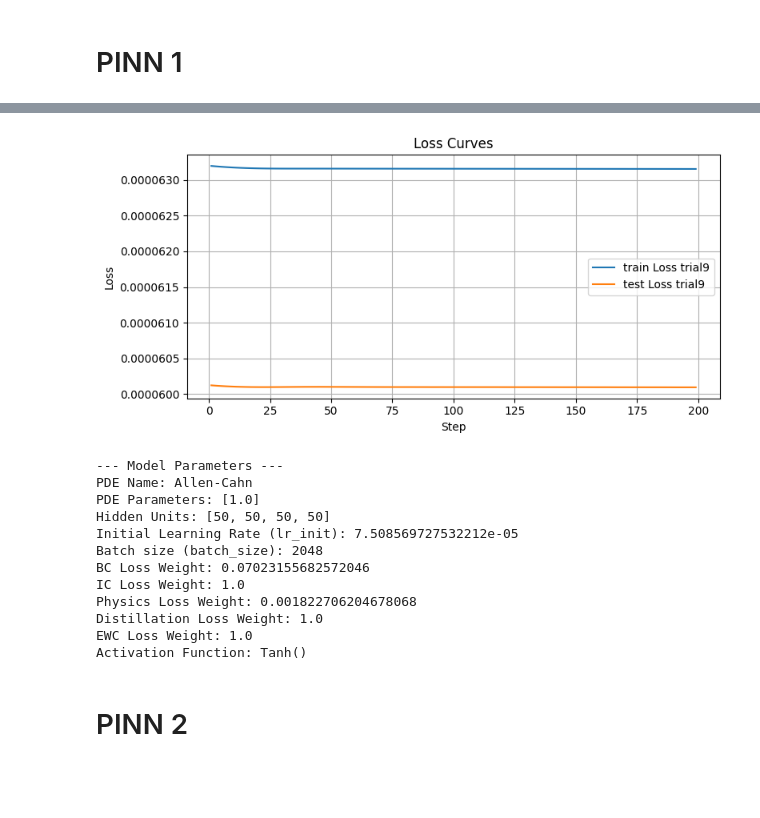
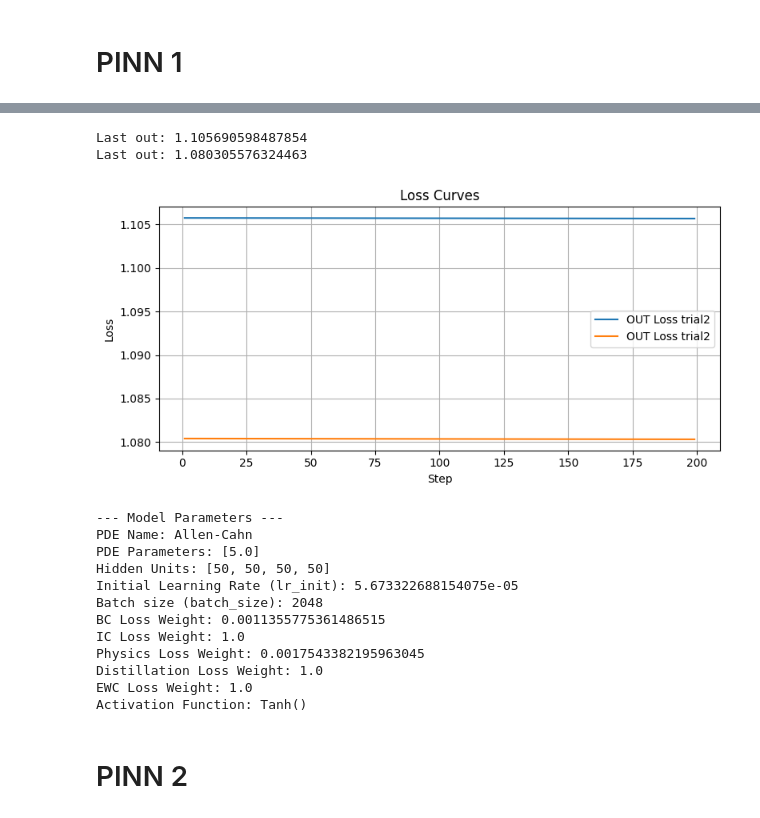
Before and after one commit to claudia181/PinnsStudy, a Jupyter notebook: finetune_ti.ipynb, the cells around one changed output, grey strips where cells are left out. Saved outputs shown, nothing was run; the diff lists cells and outputs as text; code cells hidden in the pictures; blank space fills up the shorter version.

Commit message:
tests

```diff
--- a/finetune_ti.ipynb
+++ b/finetune_ti.ipynb
@@ -70,5 +194,5 @@ best_trials0 = ["trial5"]
 # %%
-path = "models/AllenCahnSingle5/PINNfull1"
+path = "models/forgetting/AllenCahnSingle5/PINNfull1ti"
 
 subdirs = []
 for entry_name in os.listdir(path):
@@ -86,7 +210,8 @@ selection = [
         "trial6",
         "trial7",
         "trial8",
-        "trial9"
+        "trial9",
+        "best_trial"
         ]
 
 labels = [trial for trial in os.listdir(path) if trial in selection]
@@ -103,20 +228,22 @@ plot_model_stats(filepaths=filepaths, labels=labels, to_plot=["test"])
 # %%
-best_trial = "trial9"
+best_trial = "trial2"
 labels = [best_trial, best_trial]
 filepaths=[os.path.join(path, best_trial) + "/train_stats.npy", os.path.join(path, best_trial) + "/test_stats.npy"]
-plot_model_stats(filepaths=filepaths, labels=labels, to_plot=["train", "test"])
+plot_model_stats(filepaths=filepaths, labels=labels, to_plot=["out"])
 print_model_info(filepath=os.path.join(path, best_trial) + "/model.pth")
 # %% [output]
+Last out: 1.105690598487854
+Last out: 1.080305576324463
-[figure, old version]
+[figure, new version]
---- Model Parameters ---
-PDE Name: Allen-Cahn
-PDE Parameters: [1.0]
-Hidden Units: [50, 50, 50, 50]
-Initial Learning Rate (lr_init): 7.508569727532212e-05
-Batch size (batch_size): 2048
-BC Loss Weight: 0.07023155682572046
-IC Loss Weight: 1.0
-Physics Loss Weight: 0.001822706204678068
-Distillation Loss Weight: 1.0
-EWC Loss Weight: 1.0
-Activation Function: Tanh()
+--- Model Parameters ---
+PDE Name: Allen-Cahn
+PDE Parameters: [5.0]
+Hidden Units: [50, 50, 50, 50]
+Initial Learning Rate (lr_init): 5.673322688154075e-05
+Batch size (batch_size): 2048
+BC Loss Weight: 0.0011355775361486515
+IC Loss Weight: 1.0
+Physics Loss Weight: 0.0017543382195963045
+Distillation Loss Weight: 1.0
+EWC Loss Weight: 1.0
+Activation Function: Tanh()
```
Also changed, not shown: parts of 11 cells of this notebook, 6 other files.
